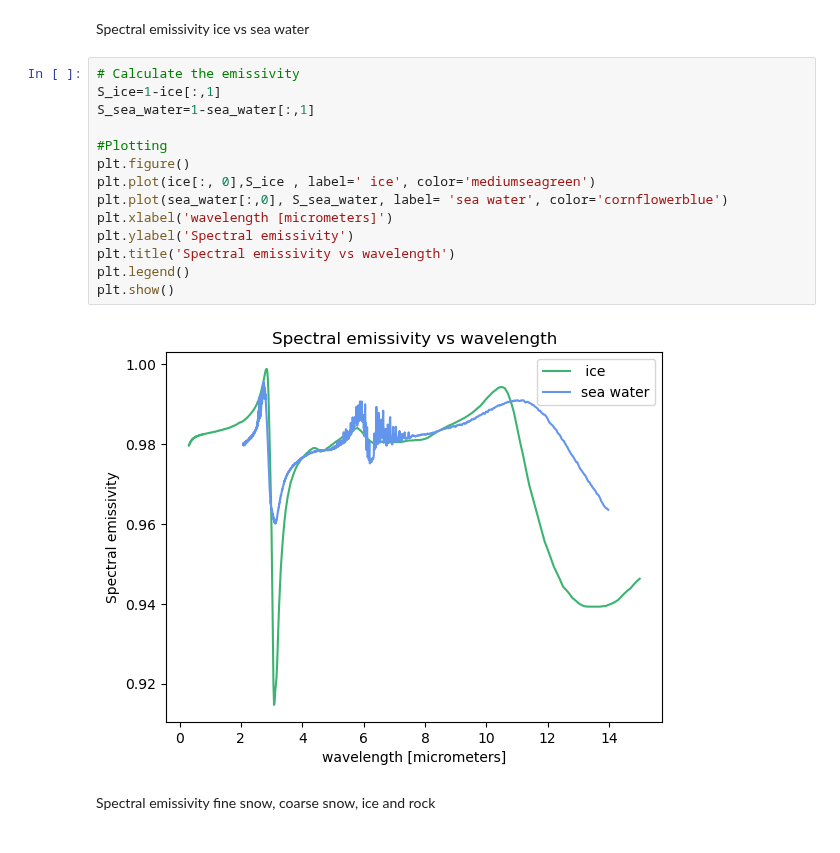
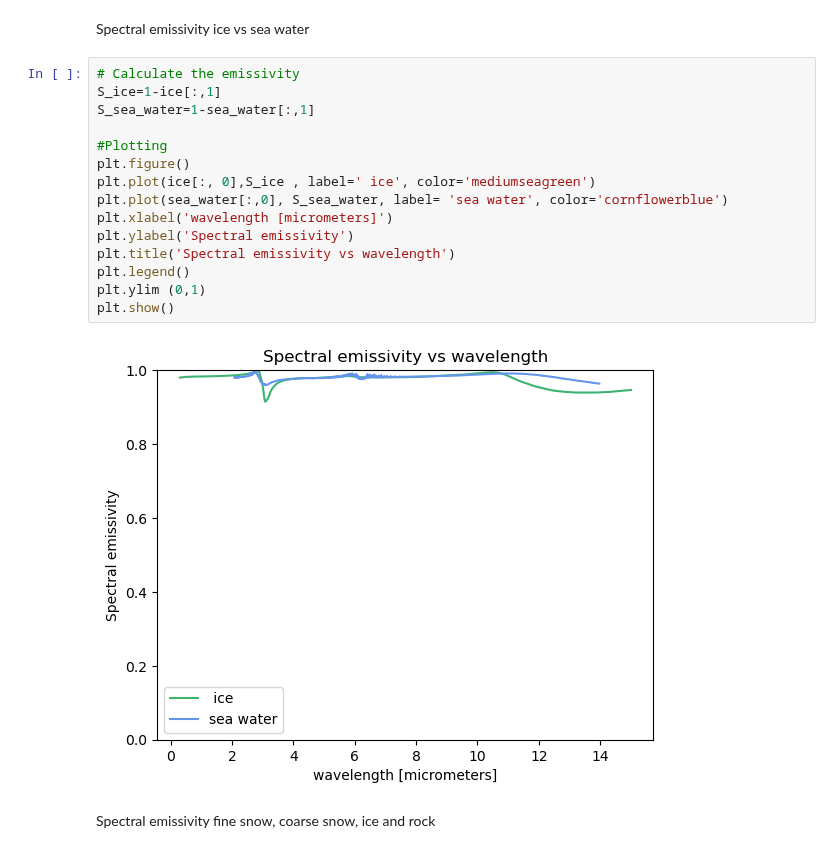
Before and after one commit to debnovalina/PPESO-Practical, a Jupyter notebook: Thermal remote sensing.ipynb, the cells around one changed output. Drawn from its saved outputs; the diff is of its cells as text.

```diff
--- a/Thermal remote sensing.ipynb
+++ b/Thermal remote sensing.ipynb
@@ -64,19 +64,20 @@ Spectral emissivity ice vs sea water
 # %%
 # Calculate the emissivity
 S_ice=1-ice[:,1]
 S_sea_water=1-sea_water[:,1]
 
 #Plotting
 plt.figure()
 plt.plot(ice[:, 0],S_ice , label=' ice', color='mediumseagreen')
 plt.plot(sea_water[:,0], S_sea_water, label= 'sea water', color='cornflowerblue')
 plt.xlabel('wavelength [micrometers]')
 plt.ylabel('Spectral emissivity')
 plt.title('Spectral emissivity vs wavelength')
 plt.legend()
+plt.ylim (0,1)
 plt.show()
 # %% [output]
-[figure, old version]
+[figure, new version]
 # %% [markdown]
 Spectral emissivity fine snow, coarse snow, ice and rock
 # %%
```
Also changed, not shown: parts of 2 cells of this notebook.
